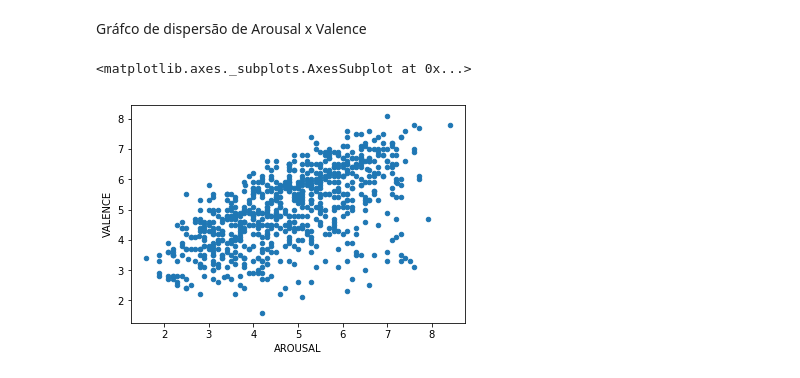
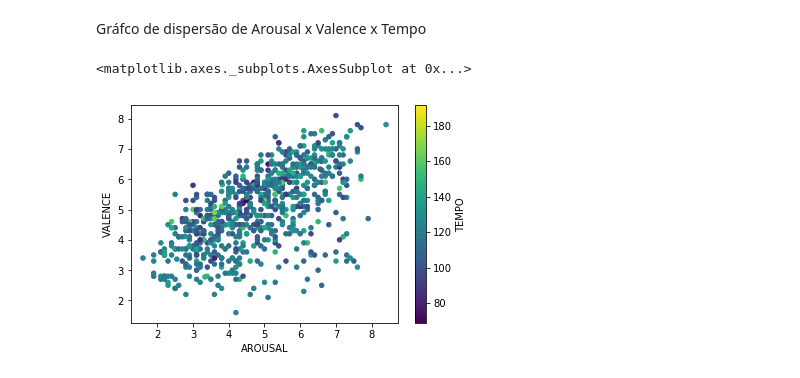
Before and after one commit to thomas-adriano/music-emotions-intel, a Jupyter notebook: jupyter-notebook/correlations.ipynb, the cells around one changed output. Cells and saved outputs as stored; diff of their text form; code cells hidden in the pictures.

```diff
--- a/jupyter-notebook/correlations.ipynb
+++ b/jupyter-notebook/correlations.ipynb
@@ -2,10 +2,3 @@
 %matplotlib inline
 import notebook_utils
 notebook_utils.prepare_notebook_path()
-# %%
-import matplotlib.pyplot as plt
-import pandas as pd
-from music_emotions_intel import feature_extraction, paths, io
-
-data = io.load_annotations()
-data.head()
@@ -19,0 +5,21 @@ data.head()
+# %%
+import matplotlib.pyplot as plt
+import numpy as np
+import pandas as pd
+from music_emotions_intel import feature_extraction, configs, io
+
+annotations_df = io.load_annotations()
+
+audio_data = io.load_optimized_audio_data_file(configs.DEFAULT_AUDIO_DB_DIR)
+tempos = []
+tempos_ids = []
+for id_ in audio_data:
+    tempos.append(audio_data[id_].tempo)
+    tempos_ids.append(id_)
+
+tempo_dict = {'ID': np.array(tempos_ids, dtype='int'), 'TEMPO': np.array(tempos, dtype='float16')}
+tempo_df = pd.DataFrame(tempo_dict)
+tempo_df = tempo_df.set_index('ID')
+
+data = annotations_df.join(tempo_df, how='left')
+data.head()
@@ -20,7 +34,7 @@ data.head()
 # %% [markdown]
-Gráfco de dispersão de Arousal x Valence
+Gráfco de dispersão de Arousal x Valence x Tempo
 # %%
-data.plot.scatter(x='AROUSAL', y='VALENCE')
+data.plot.scatter(x='AROUSAL', y='VALENCE', c='TEMPO', colormap='viridis', sharex=False)
 # %% [output]
 <matplotlib.axes._subplots.AxesSubplot at 0x...>
-[figure, old version]
+[figure, new version]
```
Also changed, not shown: parts of 9 cells of this notebook, 11 other files.
